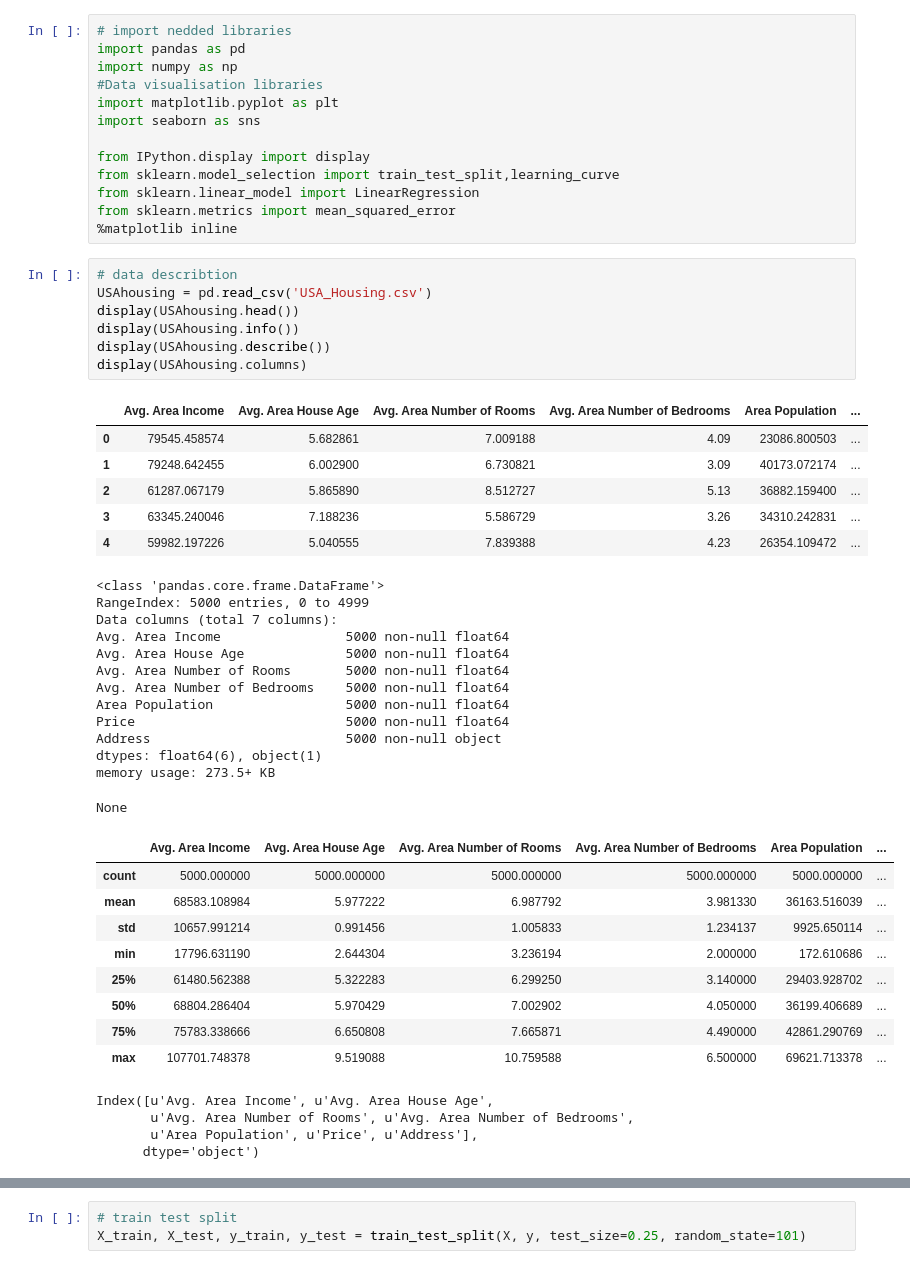
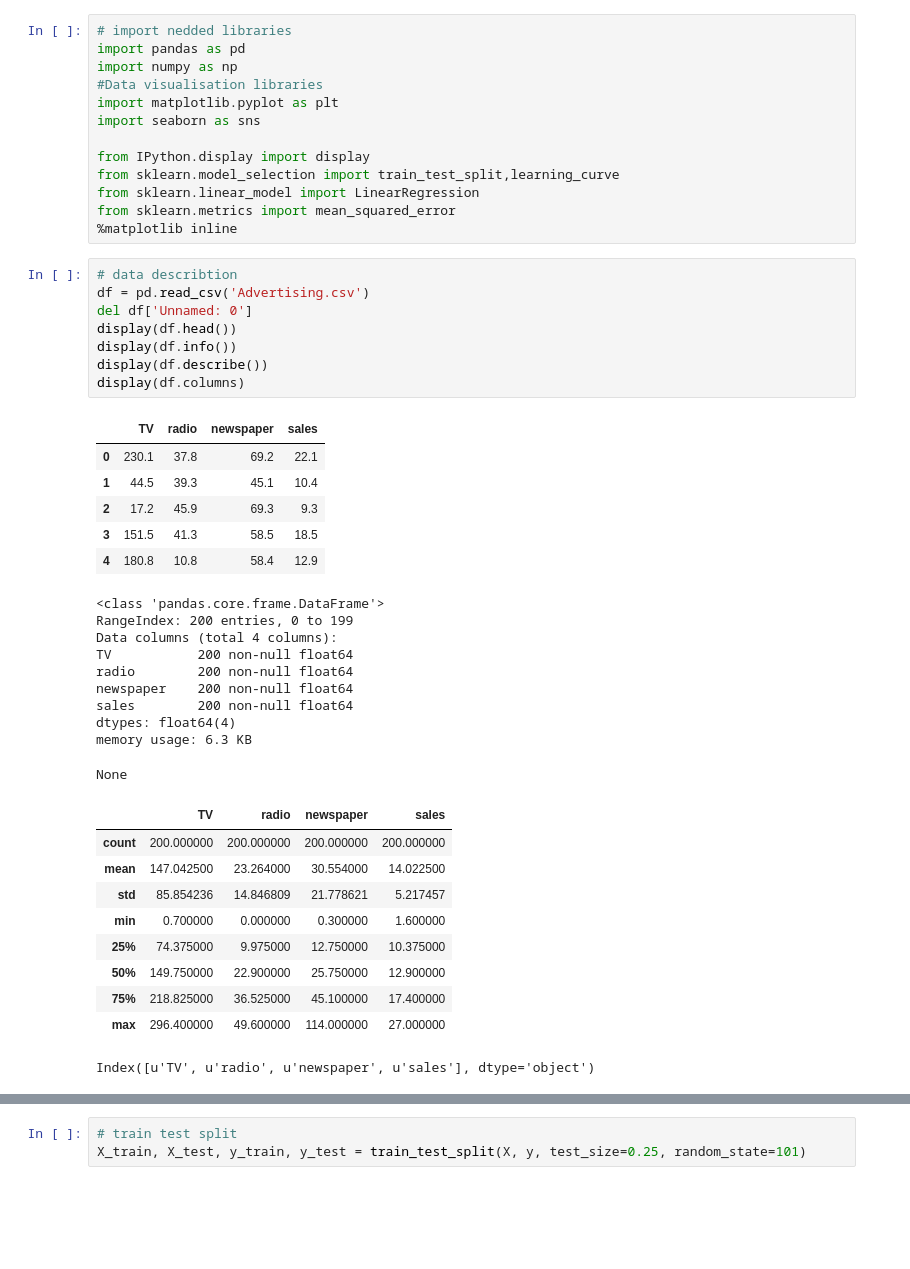
Before and after one commit to Mohamed209/machine-learning-course, a Jupyter notebook: supervised-learning/linear-regression/Linear-Regression-Example.ipynb, the cells around one changed output, grey strips where cells are left out. Cells and saved outputs as stored; diff of their text form; blank space fills up the shorter version.

```diff
--- a/supervised-learning/linear-regression/Linear-Regression-Example.ipynb
+++ b/supervised-learning/linear-regression/Linear-Regression-Example.ipynb
@@ -13,44 +13,39 @@ from sklearn.metrics import mean_squared_error
 %matplotlib inline
 # %%
 # data describtion
-USAhousing = pd.read_csv('USA_Housing.csv')
-display(USAhousing.head())
-display(USAhousing.info())
-display(USAhousing.describe())
-display(USAhousing.columns)
+df = pd.read_csv('Advertising.csv')
+del df['Unnamed: 0']
+display(df.head())
+display(df.info())
+display(df.describe())
+display(df.columns)
 # %% [output]
-|  | Avg. Area Income | Avg. Area House Age | Avg. Area Number of Rooms | Avg. Area Number of Bedrooms | Area Population | ... |
-| 0 | 79545.458574 | 5.682861 | 7.009188 | 4.09 | 23086.800503 | ... |
-| 1 | 79248.642455 | 6.002900 | 6.730821 | 3.09 | 40173.072174 | ... |
-| 2 | 61287.067179 | 5.865890 | 8.512727 | 5.13 | 36882.159400 | ... |
-| 3 | 63345.240046 | 7.188236 | 5.586729 | 3.26 | 34310.242831 | ... |
-| 4 | 59982.197226 | 5.040555 | 7.839388 | 4.23 | 26354.109472 | ... |
+|  | TV | radio | newspaper | sales |
+| 0 | 230.1 | 37.8 | 69.2 | 22.1 |
+| 1 | 44.5 | 39.3 | 45.1 | 10.4 |
+| 2 | 17.2 | 45.9 | 69.3 | 9.3 |
+| 3 | 151.5 | 41.3 | 58.5 | 18.5 |
+| 4 | 180.8 | 10.8 | 58.4 | 12.9 |
 <class 'pandas.core.frame.DataFrame'>
-RangeIndex: 5000 entries, 0 to 4999
-Data columns (total 7 columns):
-Avg. Area Income                5000 non-null float64
-Avg. Area House Age             5000 non-null float64
-Avg. Area Number of Rooms       5000 non-null float64
-Avg. Area Number of Bedrooms    5000 non-null float64
-Area Population                 5000 non-null float64
-Price                           5000 non-null float64
-Address                         5000 non-null object
-dtypes: float64(6), object(1)
-memory usage: 273.5+ KB
+RangeIndex: 200 entries, 0 to 199
+Data columns (total 4 columns):
+TV           200 non-null float64
+radio        200 non-null float64
+newspaper    200 non-null float64
+sales        200 non-null float64
+dtypes: float64(4)
+memory usage: 6.3 KB
 None
-|  | Avg. Area Income | Avg. Area House Age | Avg. Area Number of Rooms | Avg. Area Number of Bedrooms | Area Population | ... |
-| count | 5000.000000 | 5000.000000 | 5000.000000 | 5000.000000 | 5000.000000 | ... |
-| mean | 68583.108984 | 5.977222 | 6.987792 | 3.981330 | 36163.516039 | ... |
-| std | 10657.991214 | 0.991456 | 1.005833 | 1.234137 | 9925.650114 | ... |
-| min | 17796.631190 | 2.644304 | 3.236194 | 2.000000 | 172.610686 | ... |
-| 25% | 61480.562388 | 5.322283 | 6.299250 | 3.140000 | 29403.928702 | ... |
-| 50% | 68804.286404 | 5.970429 | 7.002902 | 4.050000 | 36199.406689 | ... |
-| 75% | 75783.338666 | 6.650808 | 7.665871 | 4.490000 | 42861.290769 | ... |
-| max | 107701.748378 | 9.519088 | 10.759588 | 6.500000 | 69621.713378 | ... |
+|  | TV | radio | newspaper | sales |
+| count | 200.000000 | 200.000000 | 200.000000 | 200.000000 |
+| mean | 147.042500 | 23.264000 | 30.554000 | 14.022500 |
+| std | 85.854236 | 14.846809 | 21.778621 | 5.217457 |
+| min | 0.700000 | 0.000000 | 0.300000 | 1.600000 |
+| 25% | 74.375000 | 9.975000 | 12.750000 | 10.375000 |
+| 50% | 149.750000 | 22.900000 | 25.750000 | 12.900000 |
+| 75% | 218.825000 | 36.525000 | 45.100000 | 17.400000 |
+| max | 296.400000 | 49.600000 | 114.000000 | 27.000000 |
-Index([u'Avg. Area Income', u'Avg. Area House Age',
-       u'Avg. Area Number of Rooms', u'Avg. Area Number of Bedrooms',
-       u'Area Population', u'Price', u'Address'],
-      dtype='object')
+Index([u'TV', u'radio', u'newspaper', u'sales'], dtype='object')
 # %%
 # data analysis
 # check price variable distribution
```
Also changed, not shown: parts of 8 cells of this notebook, 2 other files.
